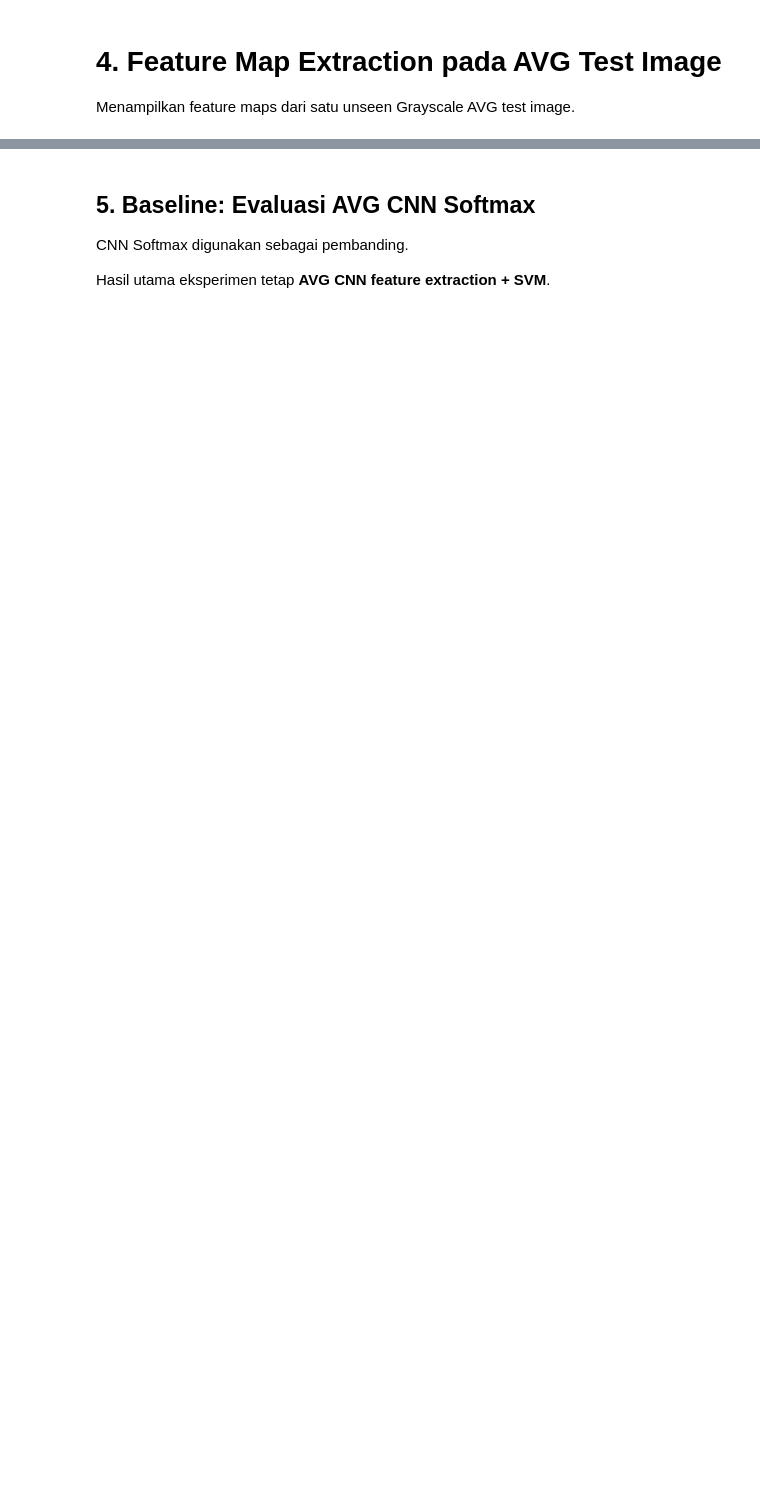
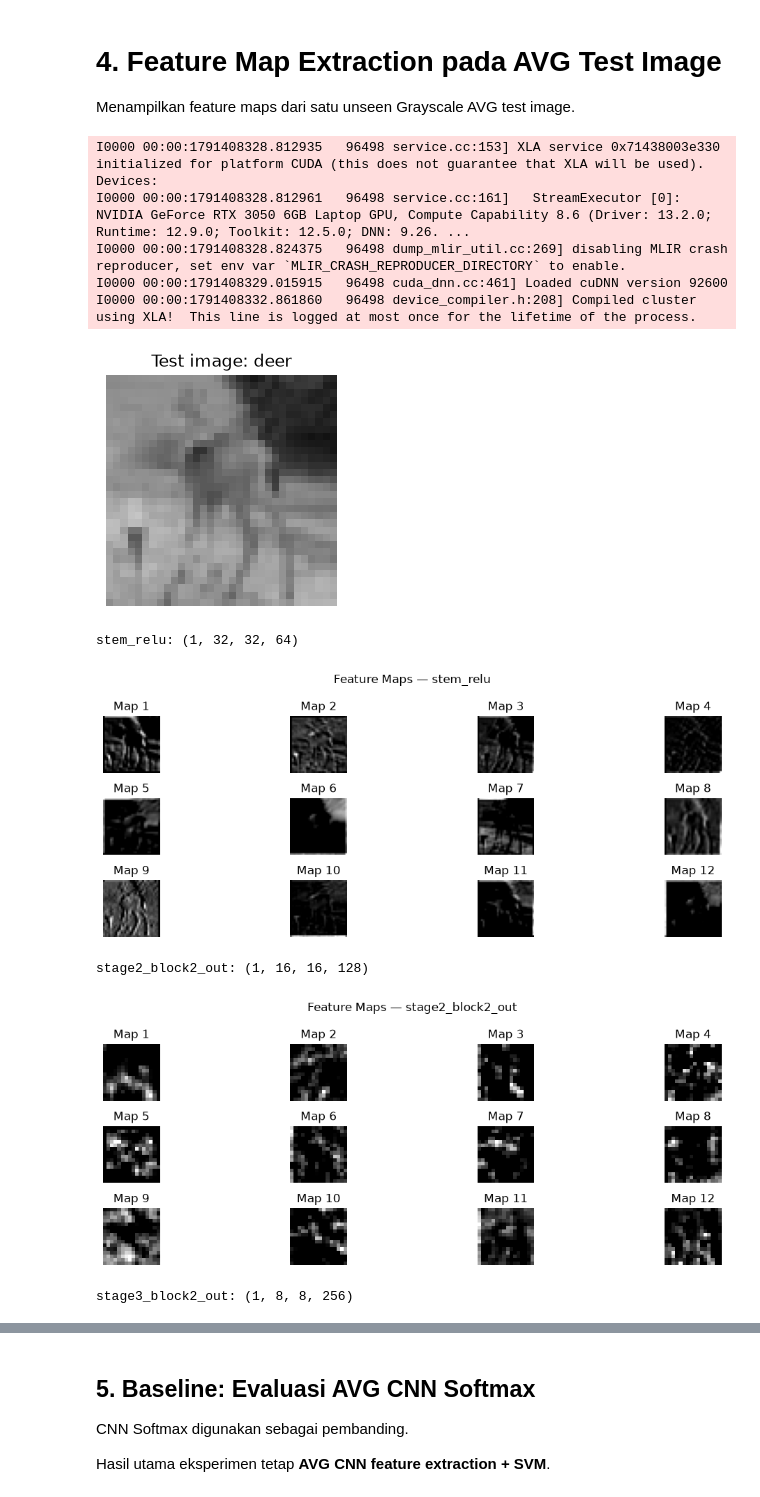
Before and after one commit to afrizaldwi/BDA_Project, a Jupyter notebook: tugas-7/AVG Testing.ipynb, the cells around one changed output, grey strips where cells are left out. Drawn from its saved outputs; the diff is of its cells as text; code cells hidden in the pictures; blank space fills up the shorter version.

```diff
--- a/tugas-7/AVG Testing.ipynb
+++ b/tugas-7/AVG Testing.ipynb
@@ -106,8 +122,8 @@ assert X_test.shape == (10000, 32, 32, 1)
 # %% [markdown]
 ## 3. Load Grayscale AVG CNN dan SVM
 # %%
-CNN_MODEL_PATH = "cifar10_avg_cnn_v2.keras"
-SVM_MODEL_PATH = "cifar10_avg_svm_v2.joblib"
+CNN_MODEL_PATH = "models/cifar10_avg_cnn_v3.keras"
+SVM_MODEL_PATH = "models/cifar10_avg_svm_v3.joblib"
 
 if not os.path.exists(CNN_MODEL_PATH):
     raise FileNotFoundError(
@@ -193,31 +242,43 @@ for layer_name, fmap in zip(
     n_show = min(
         12,
         fmap.shape[-1]
     )
 
     print(
         f"{layer_name}: {fmap.shape}"
     )
 
     plt.figure(figsize=(12, 4))
 
     for i in range(n_show):
         plt.subplot(
             3,
             4,
             i + 1
         )
         plt.imshow(
             fmap[0, :, :, i],
-            cmap="viridis"
+            cmap="grey"
         )
         plt.title(
             f"Map {i + 1}"
         )
         plt.axis("off")
 
     plt.suptitle(
         f"Feature Maps — {layer_name}"
     )
     plt.tight_layout()
     plt.show()
+# %% [output]
+I0000 00:00:1791408328.812935   96498 service.cc:153] XLA service 0x71438003e330 initialized for platform CUDA (this does not guarantee that XLA will be used). Devices:
+I0000 00:00:1791408328.812961   96498 service.cc:161]   StreamExecutor [0]: NVIDIA GeForce RTX 3050 6GB Laptop GPU, Compute Capability 8.6 (Driver: 13.2.0; Runtime: 12.9.0; Toolkit: 12.5.0; DNN: 9.26. ...
+I0000 00:00:1791408328.824375   96498 dump_mlir_util.cc:269] disabling MLIR crash reproducer, set env var `MLIR_CRASH_REPRODUCER_DIRECTORY` to enable.
+I0000 00:00:1791408329.015915   96498 cuda_dnn.cc:461] Loaded cuDNN version 92600
+I0000 00:00:1791408332.861860   96498 device_compiler.h:208] Compiled cluster using XLA!  This line is logged at most once for the lifetime of the process.
+[figure, added]
+stem_relu: (1, 32, 32, 64)
+[figure, added]
+stage2_block2_out: (1, 16, 16, 128)
+[figure, added]
+stage3_block2_out: (1, 8, 8, 256)
```
Also changed, not shown: parts of 15 cells of this notebook, 30 other files.
